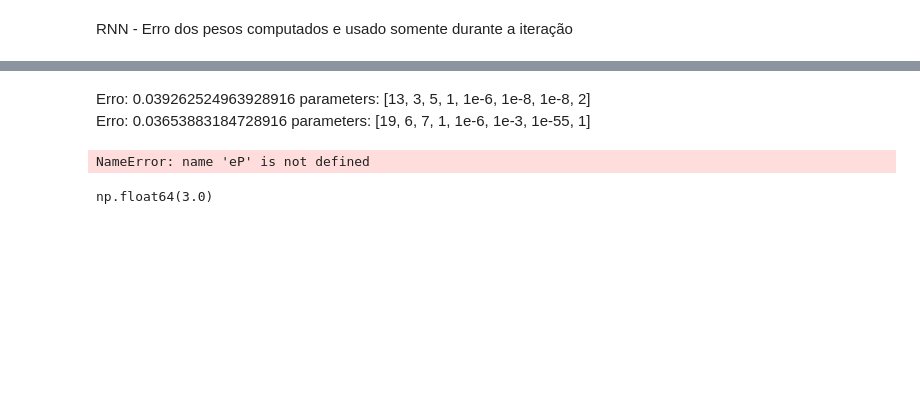
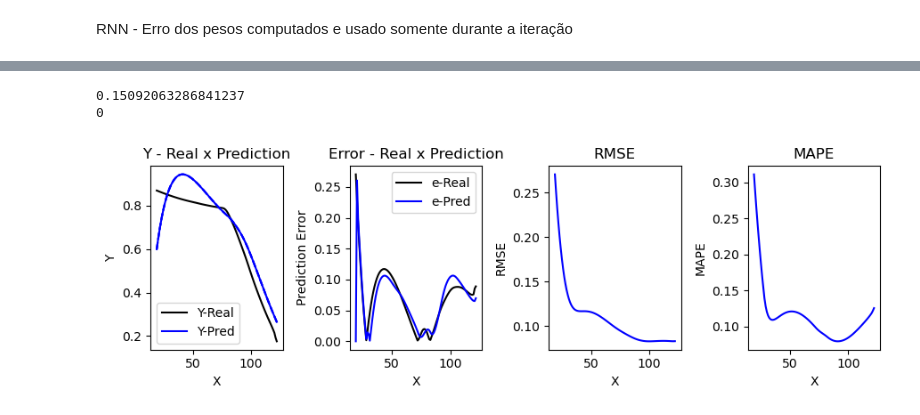
Before and after one commit to cduartes0203/Batteries_Prognostics, a Jupyter notebook: test_RTLO_R01.ipynb, the cells around one changed output, grey strips where cells are left out. Drawn from its saved outputs; the diff is of its cells as text; code cells hidden in the pictures; blank space fills up the shorter version.

```diff
--- a/test_RTLO_R01.ipynb
+++ b/test_RTLO_R01.ipynb
@@ -465,13 +439,21 @@ FileNotFoundError: [Errno 2] No such file or directory: 'Dataset\\Bearing2_1.csv
-# %% [markdown]
-Erro: 0.039262524963928916 parameters:  [13, 3, 5, 1, 1e-6, 1e-8, 1e-8, 2] \
-Erro: 0.03653883184728916 parameters:  [19, 6, 7, 1, 1e-6, 1e-3, 1e-55, 1]
-# %%
-eP
-# %% [output]
-NameError: name 'eP' is not defined
-# %%
-a = np.ones(3)
-b = np.arange(3)
-np.dot(a,b)
-# %% [output]
-np.float64(3.0)
+# %%
+nI,nR,nO,N1,N2,N3,lr,τ= params
+ηS = [N1,N2,N3]
+X,Y = prepare_data(sig,n=nI,m=nO)
+rtlo = RTLO(nI,nR,nO,ηS,τ,lr)
+erroR = np.array([])
+erroP = np.array([])
+for i in range(len(X[:])):
+    y_r = Y[i]
+    y_p = rtlo.PredSingle(X[i])
+    eP = rtlo.UpdateRLS(y_p,y_r[-1:])
+    rulR = (len(sig)-nI-i-1)
+    rtlo.PredRul(x=X[i],rulR=rulR)
+    rtlo.fit(X[i],Y[i],store=True)
+print(rtlo.μyWAPE)
+print(rtlo.MPsum)
+PlotPredError(rtlo)
+# %% [output]
+0.15092063286841237
+0
+[figure, added]
```
Also changed, not shown: parts of 11 cells of this notebook, 2 other files.
